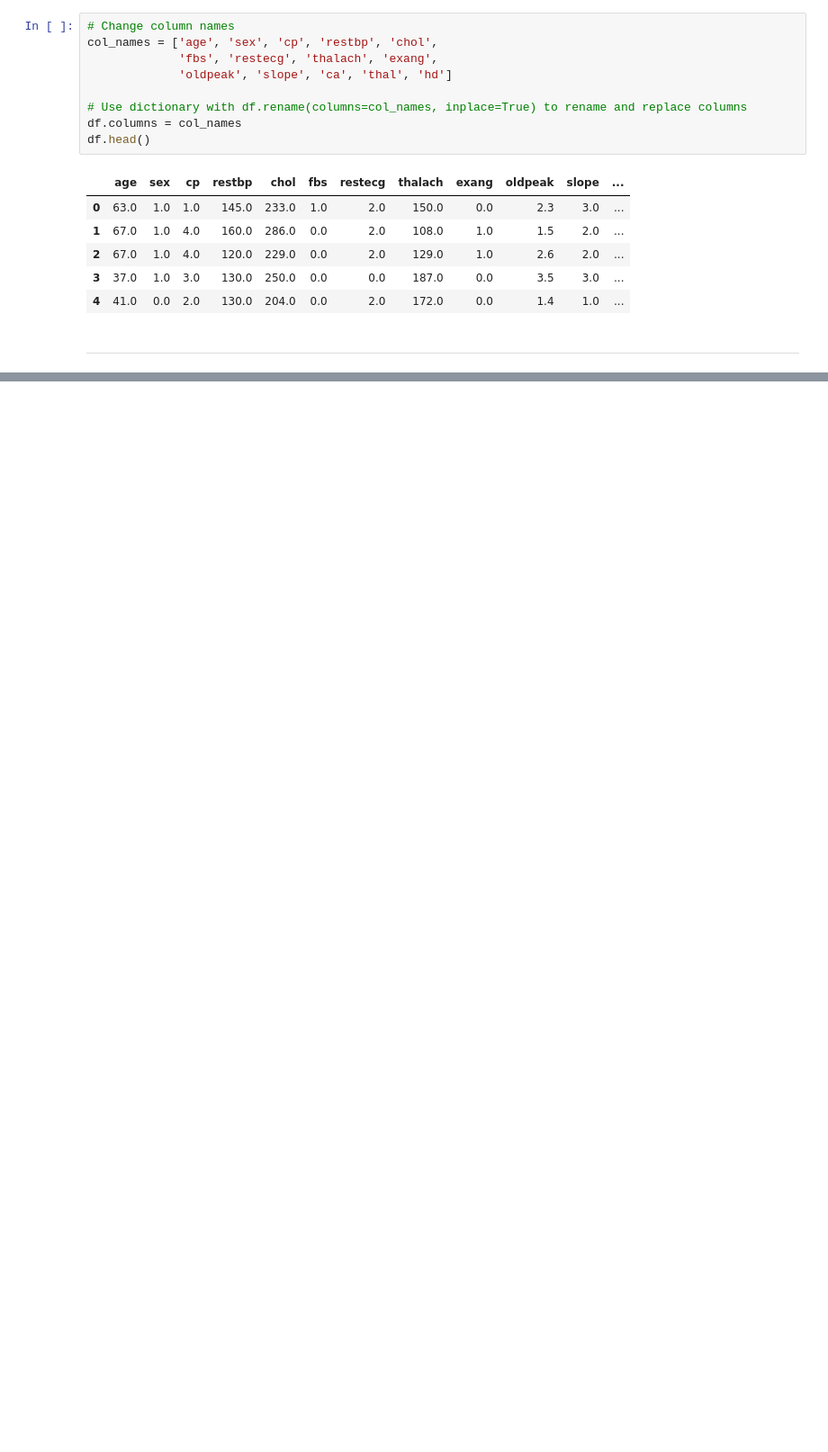
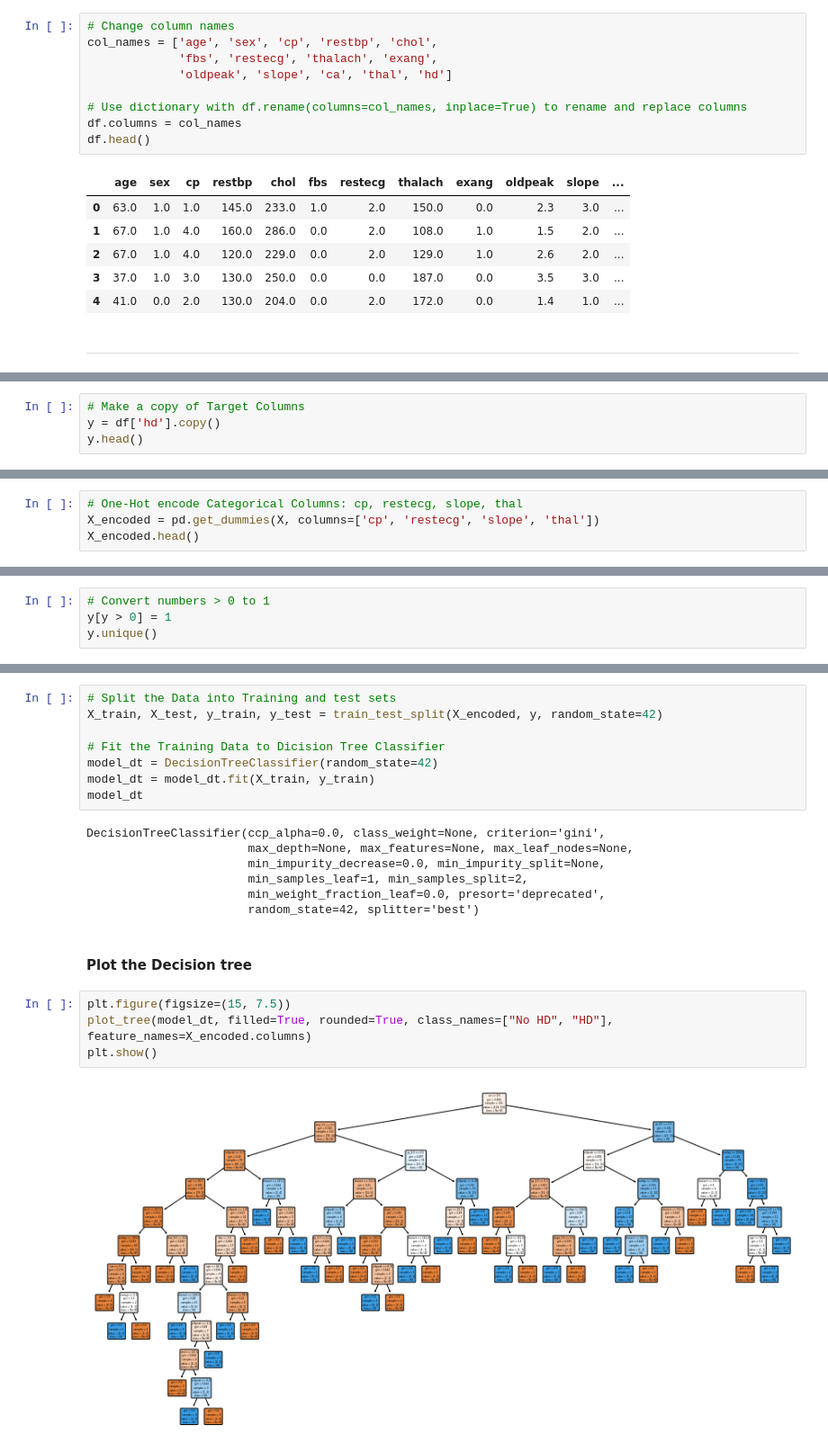
Before and after one commit to romabash/Python-notebooks-collection, a Jupyter notebook: ML Statistics/3.2_Decision-Trees.ipynb, the cells around one changed output, grey strips where cells are left out. Shown at 90% size. Drawn from its saved outputs; the diff is of its cells as text; blank space fills up the shorter version.

```diff
--- a/ML Statistics/3.2_Decision-Trees.ipynb
+++ b/ML Statistics/3.2_Decision-Trees.ipynb
@@ -66,0 +176,4 @@ df.head()
+# %%
+# Make a copy of Target Columns
+y = df['hd'].copy()
+y.head()
@@ -66,0 +227,4 @@ df.head()
+# %%
+# One-Hot encode Categorical Columns: cp, restecg, slope, thal
+X_encoded = pd.get_dummies(X, columns=['cp', 'restecg', 'slope', 'thal'])
+X_encoded.head()
@@ -66,0 +247,4 @@ df.head()
+# %%
+# Convert numbers > 0 to 1
+y[y > 0] = 1
+y.unique()
@@ -66,0 +259,23 @@ df.head()
+# %%
+# Split the Data into Training and test sets
+X_train, X_test, y_train, y_test = train_test_split(X_encoded, y, random_state=42)
+
+# Fit the Training Data to Dicision Tree Classifier
+model_dt = DecisionTreeClassifier(random_state=42)
+model_dt = model_dt.fit(X_train, y_train)
+model_dt
+# %% [output]
+DecisionTreeClassifier(ccp_alpha=0.0, class_weight=None, criterion='gini',
+                       max_depth=None, max_features=None, max_leaf_nodes=None,
+                       min_impurity_decrease=0.0, min_impurity_split=None,
+                       min_samples_leaf=1, min_samples_split=2,
+                       min_weight_fraction_leaf=0.0, presort='deprecated',
+                       random_state=42, splitter='best')
+# %% [markdown]
+#### Plot the Decision tree
+# %%
+plt.figure(figsize=(15, 7.5))
+plot_tree(model_dt, filled=True, rounded=True, class_names=["No HD", "HD"], feature_names=X_encoded.columns)
+plt.show()
+# %% [output]
+[figure, added]
```
Also changed, not shown: parts of 40 cells of this notebook.
